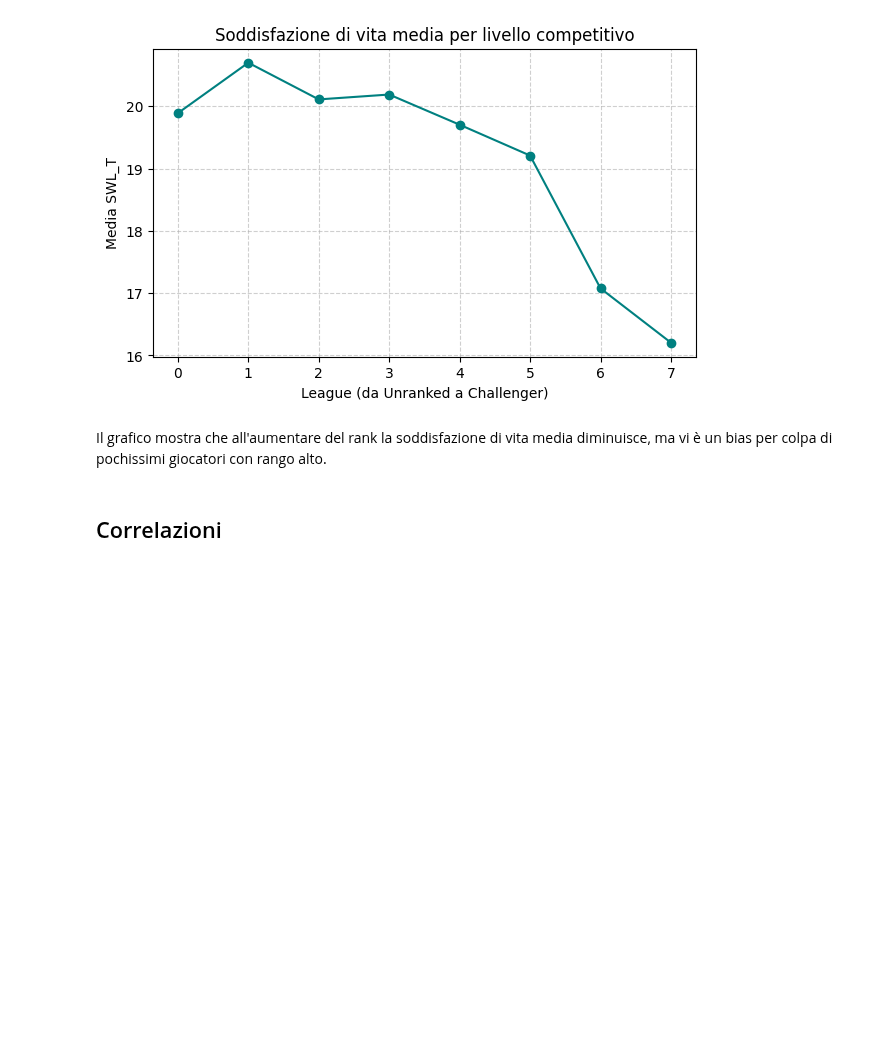
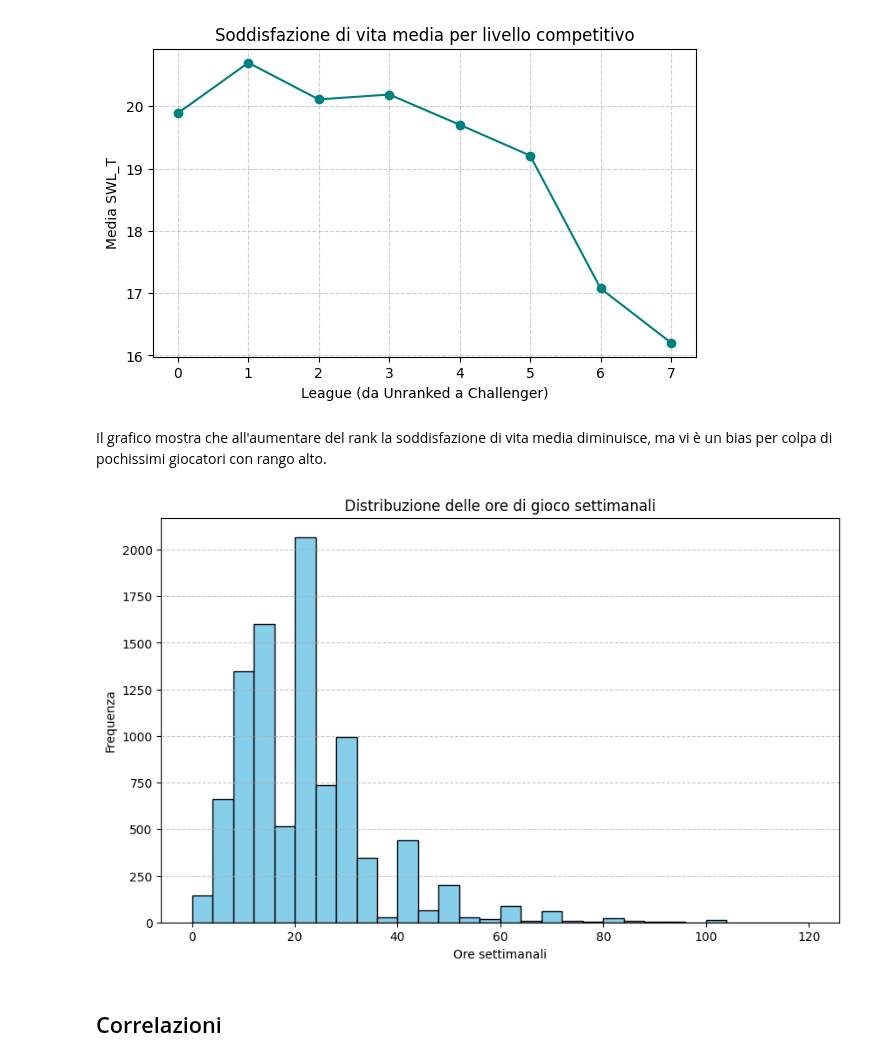
Before and after one commit to leonardogrimaldi/Progetto_Data_Intensive_24-25, a Jupyter notebook: main.ipynb, the cells around one changed output. Saved outputs shown, nothing was run; the diff lists cells and outputs as text; code cells hidden in the pictures; blank space fills up the shorter version.

```diff
--- a/main.ipynb
+++ b/main.ipynb
@@ -385,6 +414,16 @@ plt.show()
 [figure]
 # %% [markdown]
 Il grafico mostra che all'aumentare del rank la soddisfazione di vita media diminuisce, ma vi è un bias per colpa di pochissimi giocatori con rango alto.
+# %%
+plt.figure(figsize=(10, 6))
+plt.hist(lol_dataset['Hours'], bins=30, color='skyblue', edgecolor='black')
+plt.title('Distribuzione delle ore di gioco settimanali')
+plt.xlabel('Ore settimanali')
+plt.ylabel('Frequenza')
+plt.grid(axis='y', linestyle='--', alpha=0.7)
+plt.show()
+# %% [output]
+[figure, added]
 # %% [markdown]
 ## Correlazioni
 # %%
```
Also changed, not shown: parts of 3 cells of this notebook.
